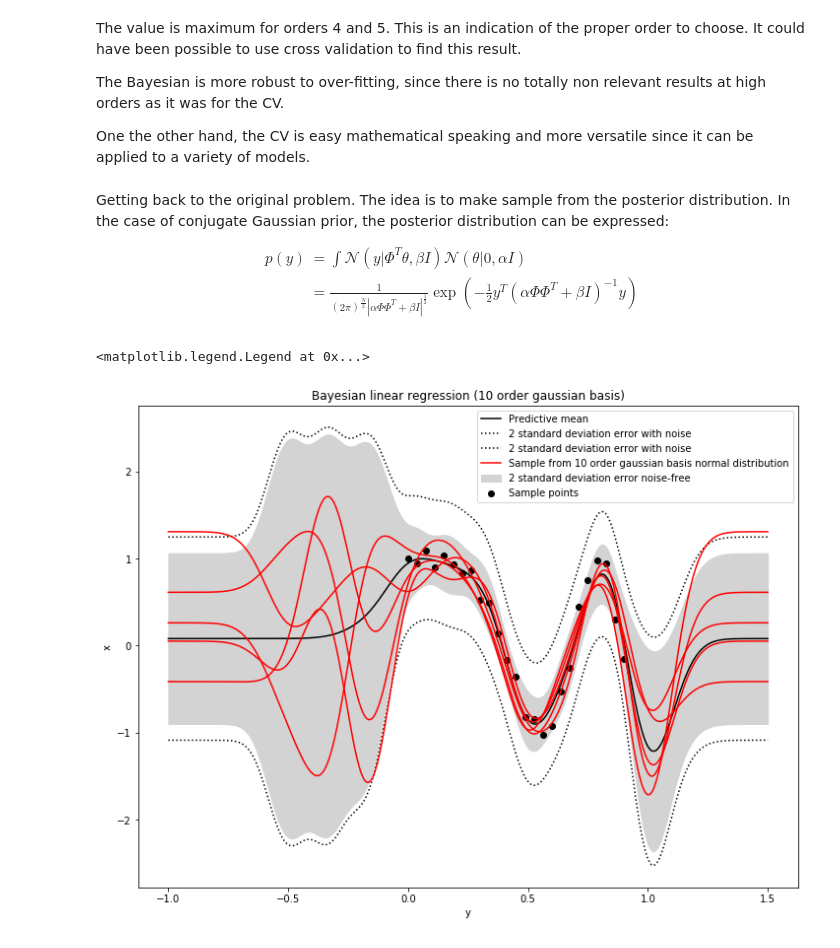
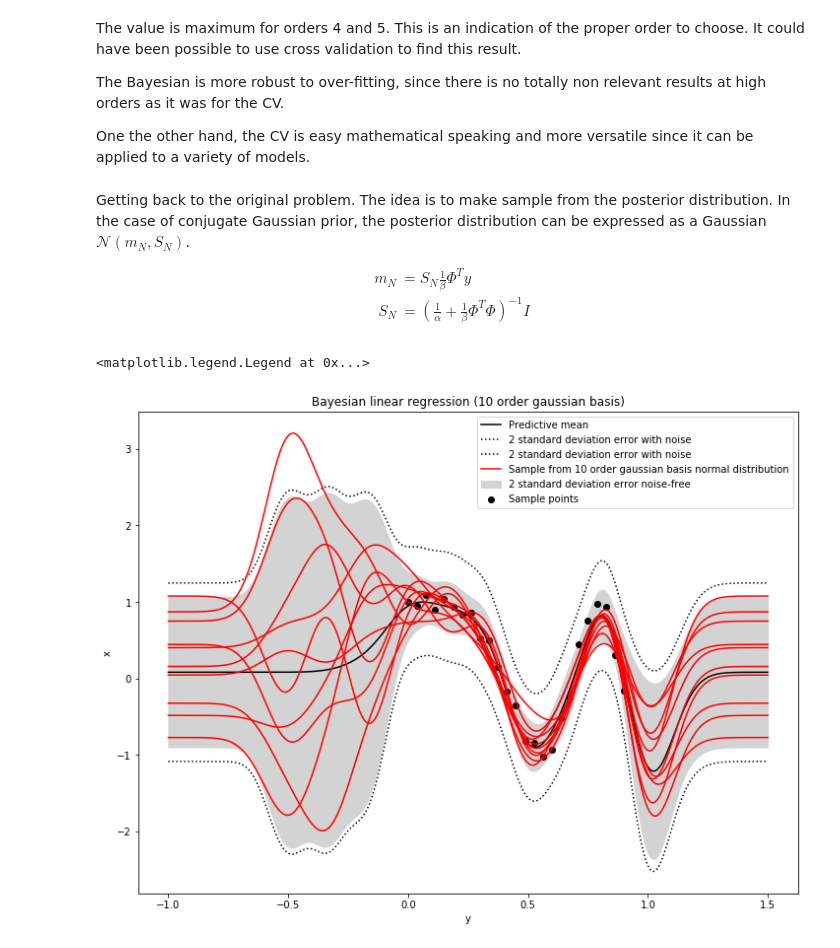
Before and after one commit to StaffG/bayesian, a Jupyter notebook: bayesian.ipynb, the cells around one changed output. Cells and saved outputs as stored; diff of their text form; code cells hidden in the pictures.

```diff
--- a/bayesian.ipynb
+++ b/bayesian.ipynb
@@ -203,45 +203,45 @@ high orders as it was for the CV.
 One the other hand, the CV is easy mathematical speaking and more versatile since it can
 be applied to a variety of models.
 # %% [markdown]
-Getting back to the original problem. The idea is to make sample from the posterior distribution. In the case of conjugate Gaussian prior, the posterior distribution can be expressed:
+Getting back to the original problem. The idea is to make sample from the posterior distribution. In the case of conjugate Gaussian prior, the posterior distribution can be expressed as a Gaussian $\mathcal{N}(m_N, S_N)$.
 
 \begin{align*}
-p(y) & = \int \mathcal{N}(y|\Phi^T \theta, \beta I) \mathcal{N}(\theta|0, \alpha I)\\
-& =\frac{1}{(2\pi)^{\frac{N}{2}}|\alpha \Phi \Phi^T + \beta I|^{\frac{1}{2}}}\exp \left(-\frac{1}{2}y^T(\alpha \Phi \Phi^T + \beta I)^{-1} y \right)
+m_N &= S_N \frac{1}{\beta} \Phi^T y\\
+S_N &= \left(\frac{1}{\alpha} + \frac{1}{\beta} \Phi^T \Phi \right)^{-1} I
 \end{align*}
 # %%
 def gauss_function(alpha, beta, Phi, Y):
     SN = np.linalg.inv(1/alpha*np.eye(Phi.shape[1]) + 1/beta*np.dot(np.transpose(Phi), Phi))
     MN = np.dot(SN, 1/beta*np.dot(np.transpose(Phi), Y))
 
-    S = np.random.multivariate_normal(MN.flatten(), SN, 5)
+    S = np.random.multivariate_normal(MN.flatten(), SN, 10)
 
     return S, MN, SN
 
 kernel = 3
 order = 10
 alpha = 1
 beta = 0.1
 
 X_test = np.reshape(np.linspace(-1, 1.5, 300), (300, 1))
 phi_test = phi_mat(order, X_test, kernel)
 predictive_mean = np.dot(phi_test, gauss_function(alpha, beta, phi_mat(order, X, kernel), Y)[1])
 deviation_error = np.sqrt(np.diag(np.dot(phi_test, np.dot(gauss_function(alpha, beta, phi_mat(order, X, kernel), Y)[2], np.transpose(phi_test))))).reshape(300, 1)
-deviation_error_noise = np.sqrt(np.diag(np.dot(phi_test, np.dot(gauss_function(alpha, beta, phi_mat(order, X, kernel), Y)[2], np.transpose(phi_test)))+.1*np.eye(300))).reshape(300, 1)
+deviation_error_noise = np.sqrt(np.diag(np.dot(phi_test, np.dot(gauss_function(alpha, beta, phi_mat(order, X, kernel), Y)[2], np.transpose(phi_test)))+beta*np.eye(300))).reshape(300, 1)
 
 plt.figure(3, figsize=(12,9))
 plt.fill_between(X_test.flatten(), (predictive_mean + 2*deviation_error).flatten(), (predictive_mean - 2*deviation_error).flatten(), color='lightgrey', label='2 standard deviation error noise-free')
 plt.plot(X_test, predictive_mean, label='Predictive mean', color='black')
 plt.plot(X_test, predictive_mean + 2*deviation_error_noise, linestyle=':', label='2 standard deviation error with noise', color='black')
 plt.plot(X_test, predictive_mean - 2*deviation_error_noise, linestyle=':', label='2 standard deviation error with noise', color='black')
-plt.plot(X_test, np.dot(phi_test, gauss_function(1, 0.1, phi_mat(order, X, kernel), Y)[0][0]), label='Sample from 10 order gaussian basis normal distribution', color='red')
-for i in range(1, len(gauss_function(1, 0.1, phi_mat(order, X, kernel), Y)[0])):
-    plt.plot(X_test, np.dot(phi_test, gauss_function(1, 0.1, phi_mat(order, X, kernel), Y)[0][i]), color='red')
+plt.plot(X_test, np.dot(phi_test, gauss_function(alpha, beta, phi_mat(order, X, kernel), Y)[0][0]), label='Sample from 10 order gaussian basis normal distribution', color='red')
+for i in range(1, len(gauss_function(alpha, beta, phi_mat(order, X, kernel), Y)[0])):
+    plt.plot(X_test, np.dot(phi_test, gauss_function(alpha, beta, phi_mat(order, X, kernel), Y)[0][i]), color='red')
 plt.scatter(X, Y, color='black', label='Sample points')
 plt.xlabel('y')
 plt.ylabel('x')
 plt.title('Bayesian linear regression (10 order gaussian basis)')
 plt.legend()
 # %% [output]
 <matplotlib.legend.Legend at 0x...>
-[figure, old version]
+[figure, new version]
```
